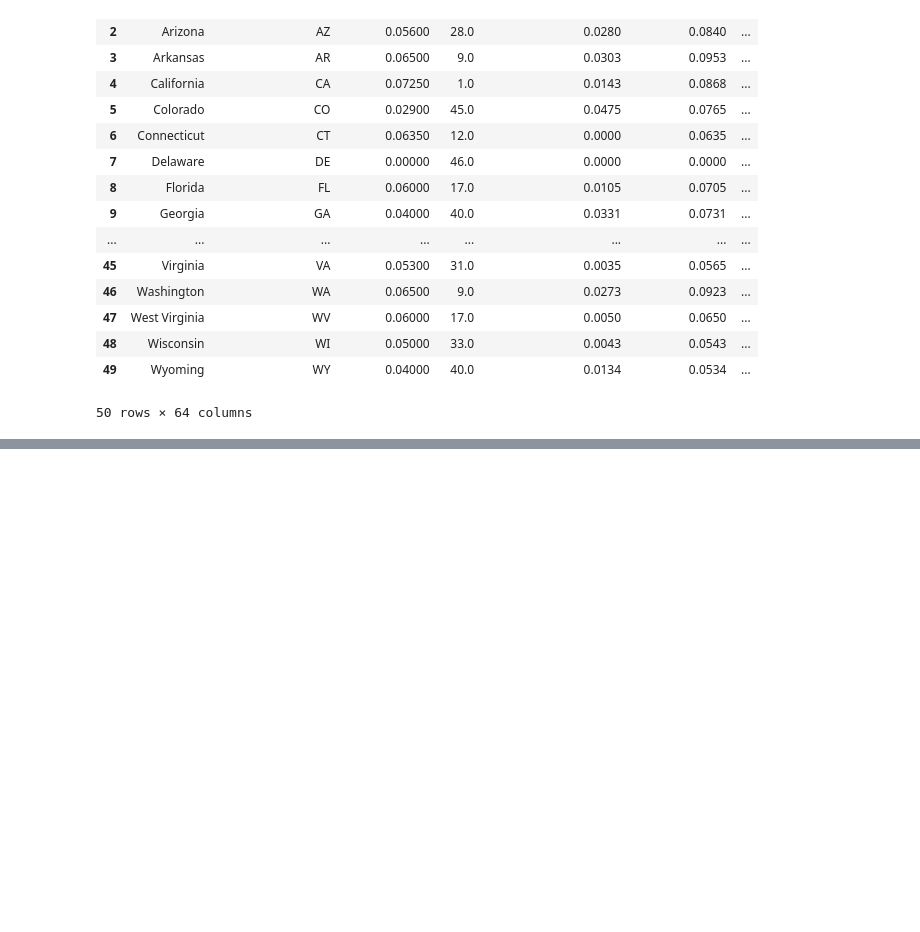
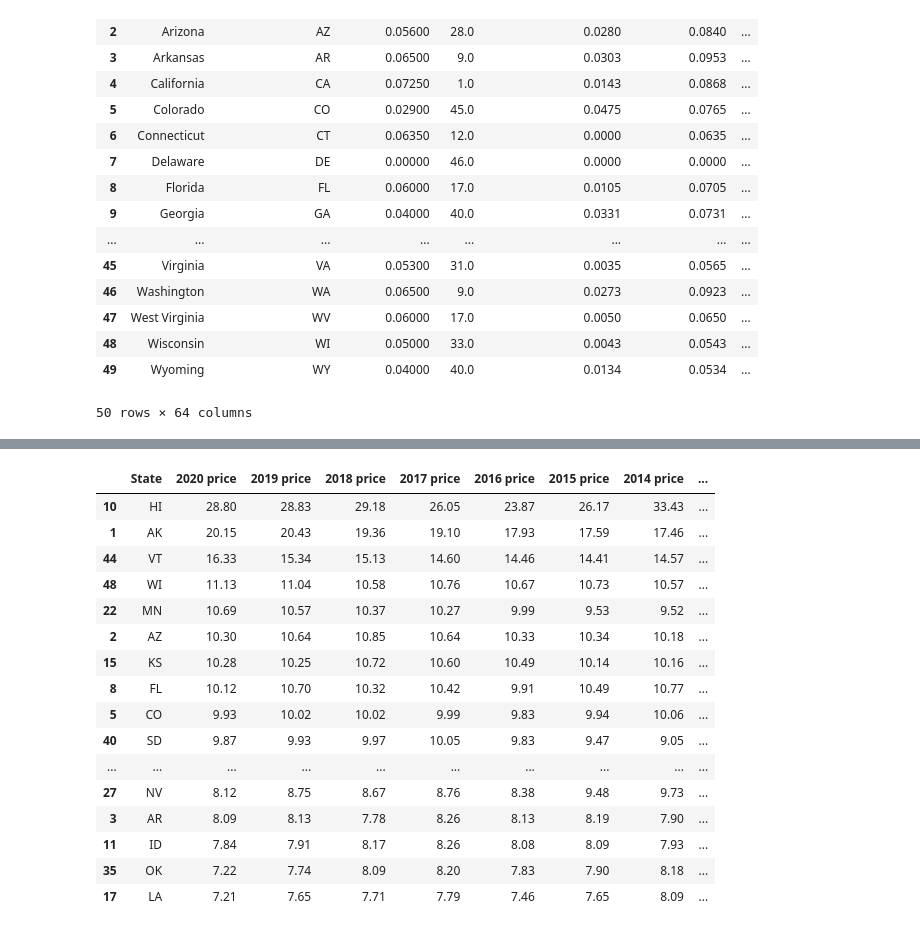
Before and after one commit to gpivaro/Project_1, a Jupyter notebook: Project_Notebook_API_KF.ipynb, the cells around one changed output, grey strips where cells are left out. Drawn from its saved outputs; the diff is of its cells as text; code cells hidden in the pictures; blank space fills up the shorter version.

```diff
--- a/Project_Notebook_API_KF.ipynb
+++ b/Project_Notebook_API_KF.ipynb
@@ -444,0 +476,20 @@ plt.show()
+# %%
+reg_states.sort_values(by='2020 price', ascending=False)
+# %% [output]
+|  | State | 2020 price | 2019 price | 2018 price | 2017 price | 2016 price | 2015 price | 2014 price | ... |
+| 10 | HI | 28.80 | 28.83 | 29.18 | 26.05 | 23.87 | 26.17 | 33.43 | ... |
+| 1 | AK | 20.15 | 20.43 | 19.36 | 19.10 | 17.93 | 17.59 | 17.46 | ... |
+| 44 | VT | 16.33 | 15.34 | 15.13 | 14.60 | 14.46 | 14.41 | 14.57 | ... |
+| 48 | WI | 11.13 | 11.04 | 10.58 | 10.76 | 10.67 | 10.73 | 10.57 | ... |
+| 22 | MN | 10.69 | 10.57 | 10.37 | 10.27 | 9.99 | 9.53 | 9.52 | ... |
+| 2 | AZ | 10.30 | 10.64 | 10.85 | 10.64 | 10.33 | 10.34 | 10.18 | ... |
+| 15 | KS | 10.28 | 10.25 | 10.72 | 10.60 | 10.49 | 10.14 | 10.16 | ... |
+| 8 | FL | 10.12 | 10.70 | 10.32 | 10.42 | 9.91 | 10.49 | 10.77 | ... |
+| 5 | CO | 9.93 | 10.02 | 10.02 | 9.99 | 9.83 | 9.94 | 10.06 | ... |
+| 40 | SD | 9.87 | 9.93 | 9.97 | 10.05 | 9.83 | 9.47 | 9.05 | ... |
+| ... | ... | ... | ... | ... | ... | ... | ... | ... | ... |
+| 27 | NV | 8.12 | 8.75 | 8.67 | 8.76 | 8.38 | 9.48 | 9.73 | ... |
+| 3 | AR | 8.09 | 8.13 | 7.78 | 8.26 | 8.13 | 8.19 | 7.90 | ... |
+| 11 | ID | 7.84 | 7.91 | 8.17 | 8.26 | 8.08 | 8.09 | 7.93 | ... |
+| 35 | OK | 7.22 | 7.74 | 8.09 | 8.20 | 7.83 | 7.90 | 8.18 | ... |
+| 17 | LA | 7.21 | 7.65 | 7.71 | 7.79 | 7.46 | 7.65 | 8.09 | ... |
```
Also changed, not shown: parts of 4 cells of this notebook, 1 other file.
